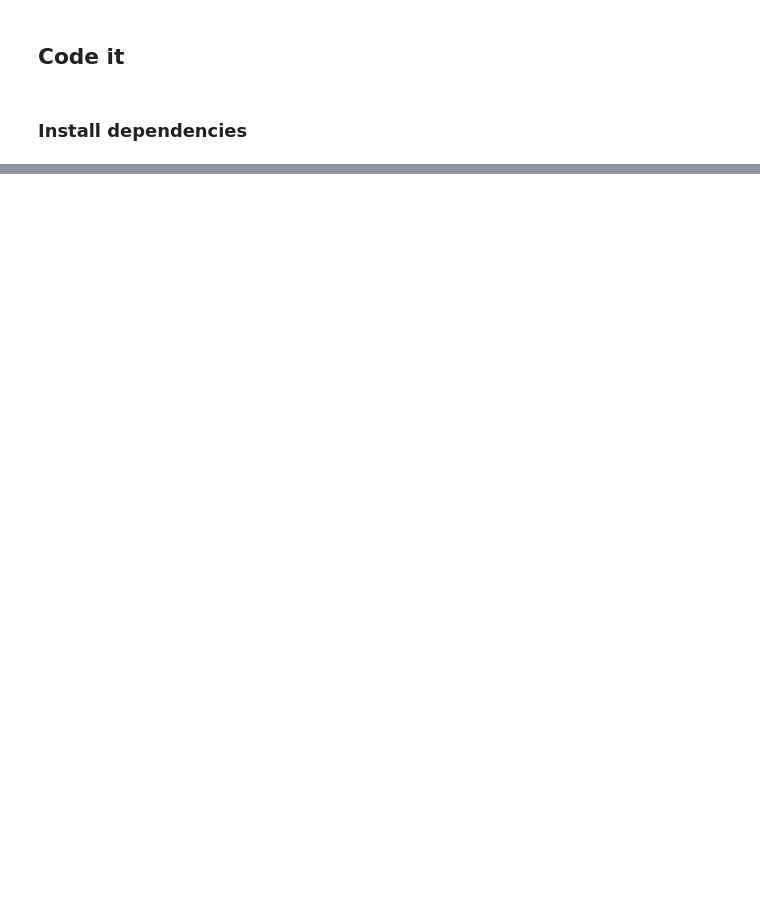
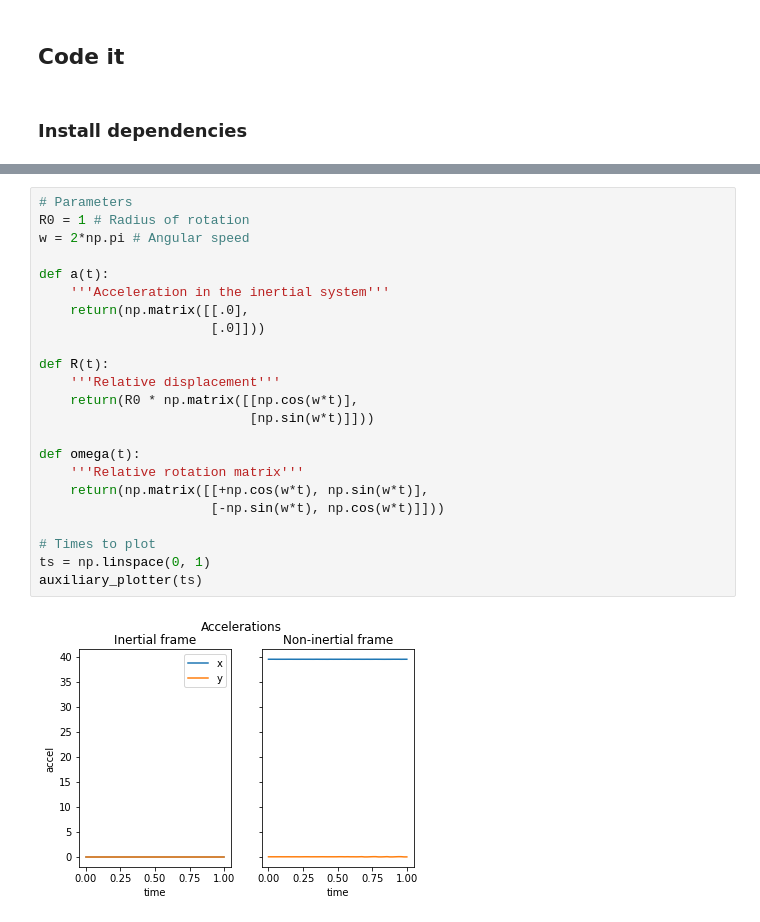
Before and after one commit to sequgen/accelsim, a Jupyter notebook: draft.ipynb, the cells around one changed output, grey strips where cells are left out. Saved outputs shown, nothing was run; the diff lists cells and outputs as text; blank space fills up the shorter version.

```diff
--- a/draft.ipynb
+++ b/draft.ipynb
@@ -145,0 +287,25 @@ from scipy.misc import derivative
+# %%
+# Parameters
+R0 = 1 # Radius of rotation
+w = 2*np.pi # Angular speed
+
+def a(t):
+    '''Acceleration in the inertial system'''
+    return(np.matrix([[.0],
+                      [.0]]))
+
+def R(t):
+    '''Relative displacement'''
+    return(R0 * np.matrix([[np.cos(w*t)],
+                           [np.sin(w*t)]]))
+
+def omega(t):
+    '''Relative rotation matrix'''
+    return(np.matrix([[+np.cos(w*t), np.sin(w*t)],
+                      [-np.sin(w*t), np.cos(w*t)]]))
+
+# Times to plot
+ts = np.linspace(0, 1)
+auxiliary_plotter(ts)
+# %% [output]
+[figure, added]
```
Also changed, not shown: parts of 20 cells of this notebook.
